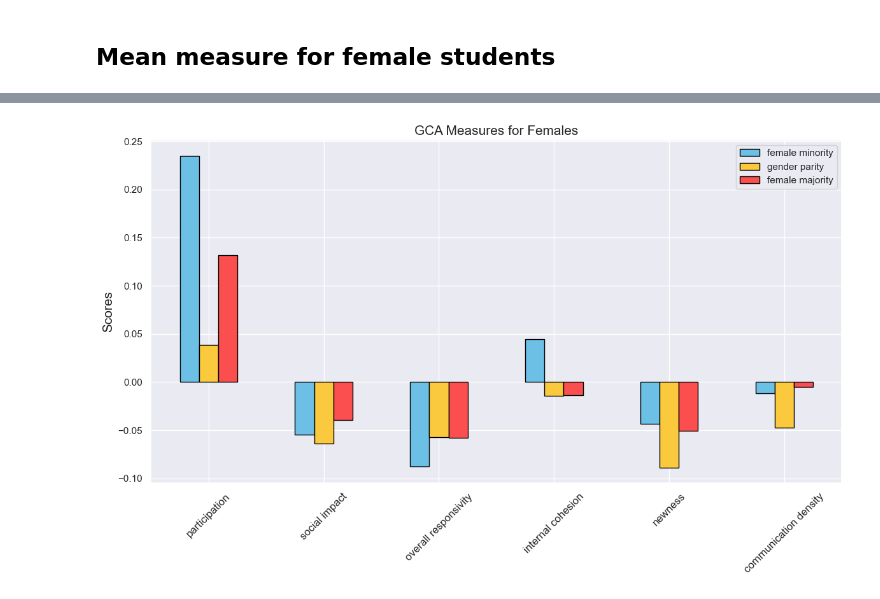
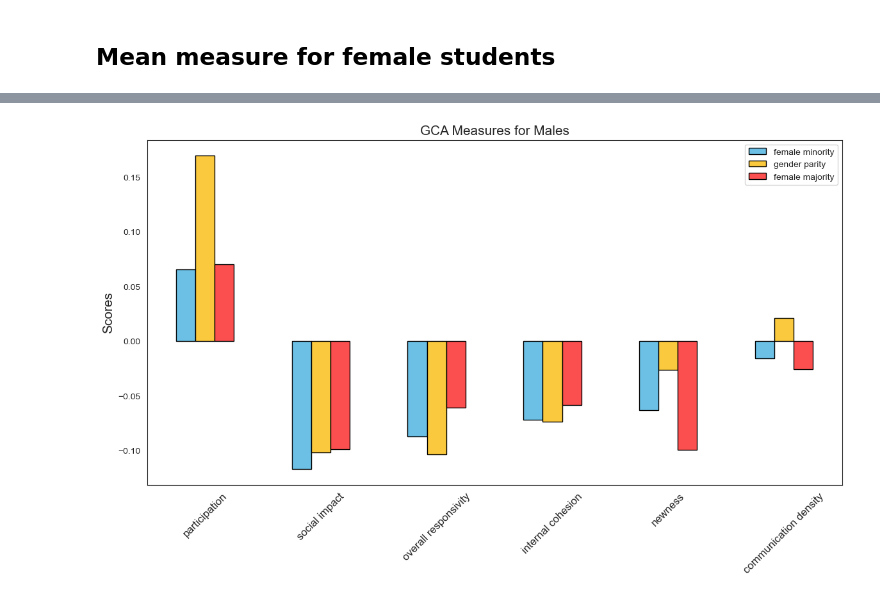
Before and after one commit to jennyt14/smoc-project, a Jupyter notebook: scripts/smoc-analysis.ipynb, the cells around one changed output, grey strips where cells are left out. Drawn from its saved outputs; the diff is of its cells as text; code cells hidden in the pictures.

Commit message:
outputs

```diff
--- a/scripts/smoc-analysis.ipynb
+++ b/scripts/smoc-analysis.ipynb
@@ -5,6 +5,11 @@ import numpy as np
 import pandas as pd
 import matplotlib.pyplot as plt
 import seaborn as sns
+import scipy
+sns.set_style("white")
+CB_color_cycle = ['#6cc0e5', '#fbc93d', '#fb4f4f',
+                  '#F0E442', '#0072B2', '#D55E00',
+                  '#999999', '#e41a1c', '#dede00']
 
 df = pd.read_csv('/Users/jennytran/Documents/GitHub/smoc-project/data/SMOCDemoGCA.xlsx - SMOCDemoGCA.csv')
 
@@ -17,7 +22,3 @@ df = df[['person_id','Day','chat_room_id','z.participation',
  'SixCluster', 'Sex']]
 
 df = df.dropna().reset_index(drop=True)
-
-#Groups of only 4
-df = df[df.groupby('chat_room_id')['chat_room_id'].transform('size') == 4].reset_index(drop=True)
-chat_room_id = list(set(df['chat_room_id']))
@@ -138,10 +118,0 @@ plotdata = plotdata + .20
-# %%
-sns.set()
-CB_color_cycle = ['#6cc0e5', '#fbc93d', '#fb4f4f',
-                  '#F0E442', '#0072B2', '#D55E00',
-                  '#999999', '#e41a1c', '#dede00']
-plotdata.plot(kind="bar", figsize=(14, 7), edgecolor = 'black')
-plt.title("Average GCA Measures for Each Group Gender Composition", fontsize=15)
-#plt.xlabel("Gender Compositions")
-plt.ylabel("Scores", fontsize=15)
-plt.xticks(rotation=45, ha='right', fontsize=15)
@@ -231,5 +240,8 @@ df_fem.reset_index(drop = True)
 # %%
-#chat_room_id = list(set(df_fem['chat_room_id']))
+df_male = df.loc[df['Sex']==1]
+df_male = df_male.drop(df_male.loc[df_male['Number of Females']==0].index)
+df_male.reset_index(drop = True)
+
 num = [1,2,3]
 z_par = []
 z_soc = []
@@ -238,51 +250,34 @@ z_internal = []
 z_new = []
 z_dens = []
 for n in num:
-  if n == 1:
-    y = df_fem.loc[df_fem['Number of Females'] <= n]
-    z_par.append(sum(y['z.participation']) / len(y))
-    z_soc.append(sum(y['z.social.impact']) / len(y))
-    z_overesp.append(sum(y['z.overall.responsivity']) / len(y))
-    z_internal.append(sum(y['z.internal.cohesion']) / len(y))
-    z_new.append(sum(y['z.newness']) / len(y))
-    z_dens.append(sum(y['z.comm.density']) / len(y))
-  elif n == 2:
-    y = df_fem.loc[df_fem['Number of Females'] == n]
-    z_par.append(sum(y['z.participation']) / len(y))
-    z_soc.append(sum(y['z.social.impact']) / len(y))
-    z_overesp.append(sum(y['z.overall.responsivity']) / len(y))
-    z_internal.append(sum(y['z.internal.cohesion']) / len(y))
-    z_new.append(sum(y['z.newness']) / len(y))
-    z_dens.append(sum(y['z.comm.density']) / len(y))
-  elif n == 3:
-    y = df_fem.loc[df_fem['Number of Females'] >= n]
+    y = df_male.loc[df_male['Number of Females'] == n]
     z_par.append(sum(y['z.participation']) / len(y))
     z_soc.append(sum(y['z.social.impact']) / len(y))
     z_overesp.append(sum(y['z.overall.responsivity']) / len(y))
     z_internal.append(sum(y['z.internal.cohesion']) / len(y))
     z_new.append(sum(y['z.newness']) / len(y))
     z_dens.append(sum(y['z.comm.density']) / len(y))
 
 plotdata = pd.DataFrame({
     "participation":z_par,
     "social impact":z_soc,
     "overall responsivity":z_overesp,
     "internal cohesion":z_internal,
     "newness":z_new,
     "communication density":z_dens
 
     },
     index=['female minority', 'gender parity', 'female majority']
 )
 
 plotdata = plotdata + .15
 plotdata = plotdata.transpose()
 
 plotdata.plot(kind="bar", figsize=(14, 7), color = CB_color_cycle, edgecolor = 'black')
-plt.title("GCA Measures for Females", fontsize=15)
+plt.title("GCA Measures for Males", fontsize=15)
 #plt.xlabel("Gender Compositions")
 plt.ylabel("Scores", fontsize=15)
 plt.xticks(rotation=45, fontsize=12)
-plt.savefig('/Users/jennytran/Documents/GitHub/smoc-project/outputs/gca_females.png')
+plt.savefig('/Users/jennytran/Documents/GitHub/smoc-project/outputs/gca_males.png')
 # %% [output]
-[figure, old version]
+[figure, new version]
```
Also changed, not shown: parts of 40 cells of this notebook, 4 other files.
